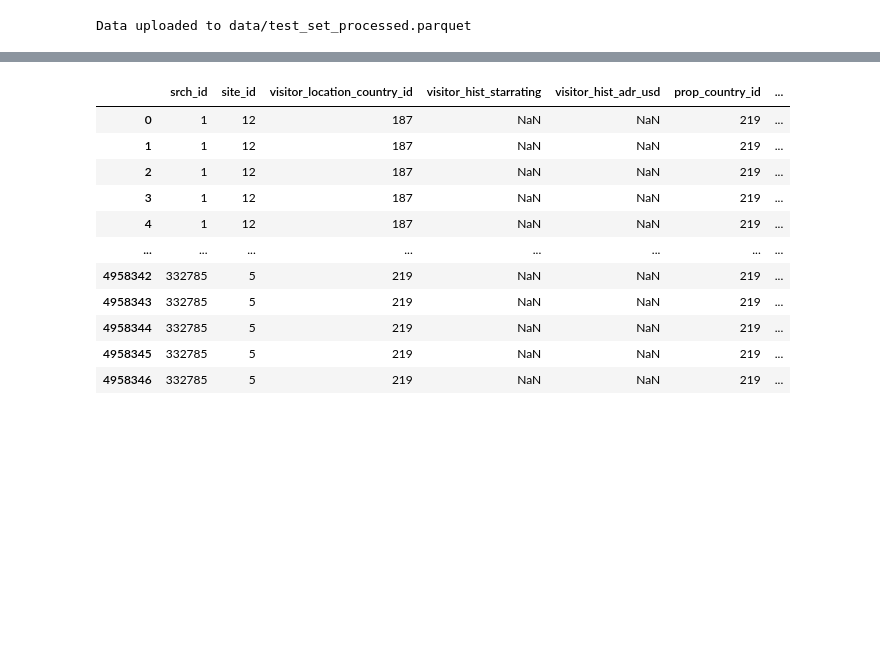
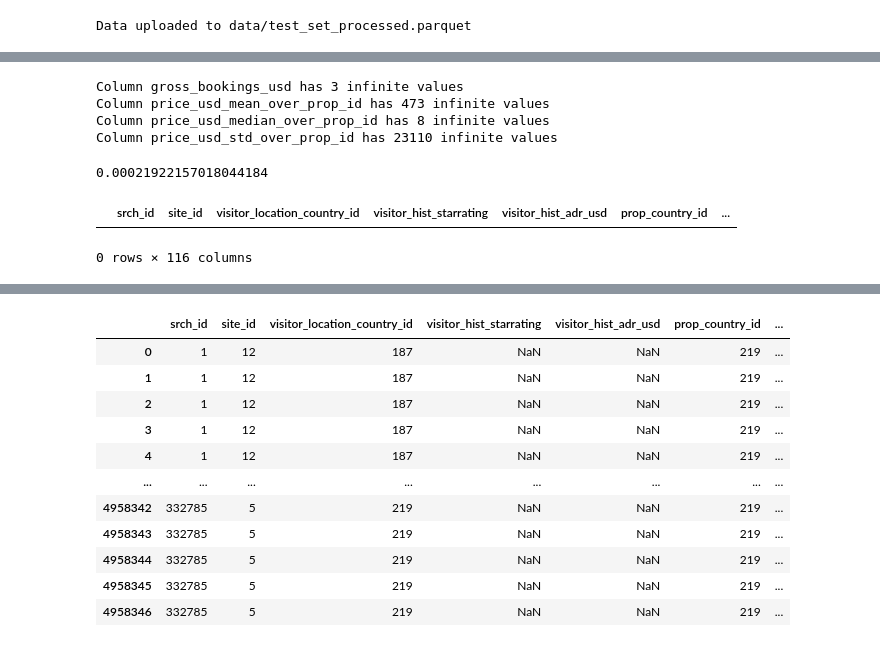
Before and after one commit to madalenabarcelo/DataMiningTechniquesA2, a Jupyter notebook: data_preparation.ipynb, the cells around one changed output, grey strips where cells are left out. Cells and saved outputs as stored; diff of their text form; code cells hidden in the pictures; blank space fills up the shorter version.

```diff
--- a/data_preparation.ipynb
+++ b/data_preparation.ipynb
@@ -71,0 +84,19 @@ train_df[["srch_id", "visitor_hist_starrating", "visitor_hist_adr_usd", "prop_re
+# %%
+for col in train_df.columns:
+    length = len(train_df[train_df[col] == np.inf])
+    if length>0:
+        print(f"Column {col} has {length} infinite values")
+# %% [output]
+Column gross_bookings_usd has 3 infinite values
+Column price_usd_mean_over_prop_id has 473 infinite values
+Column price_usd_median_over_prop_id has 8 infinite values
+Column price_usd_std_over_prop_id has 23110 infinite values
+# %%
+train_df["srch_destination_id"].corr(train_df["visitor_location_country_id"])
+# %% [output]
+0.00021922157018044184
+# %%
+train_df[train_df["visitor_location_country_id"] == 0]
+# %% [output]
+|  | srch_id | site_id | visitor_location_country_id | visitor_hist_starrating | visitor_hist_adr_usd | prop_country_id | ... |
+0 rows × 116 columns
```
Also changed, not shown: parts of 12 cells of this notebook, 5 other files.
